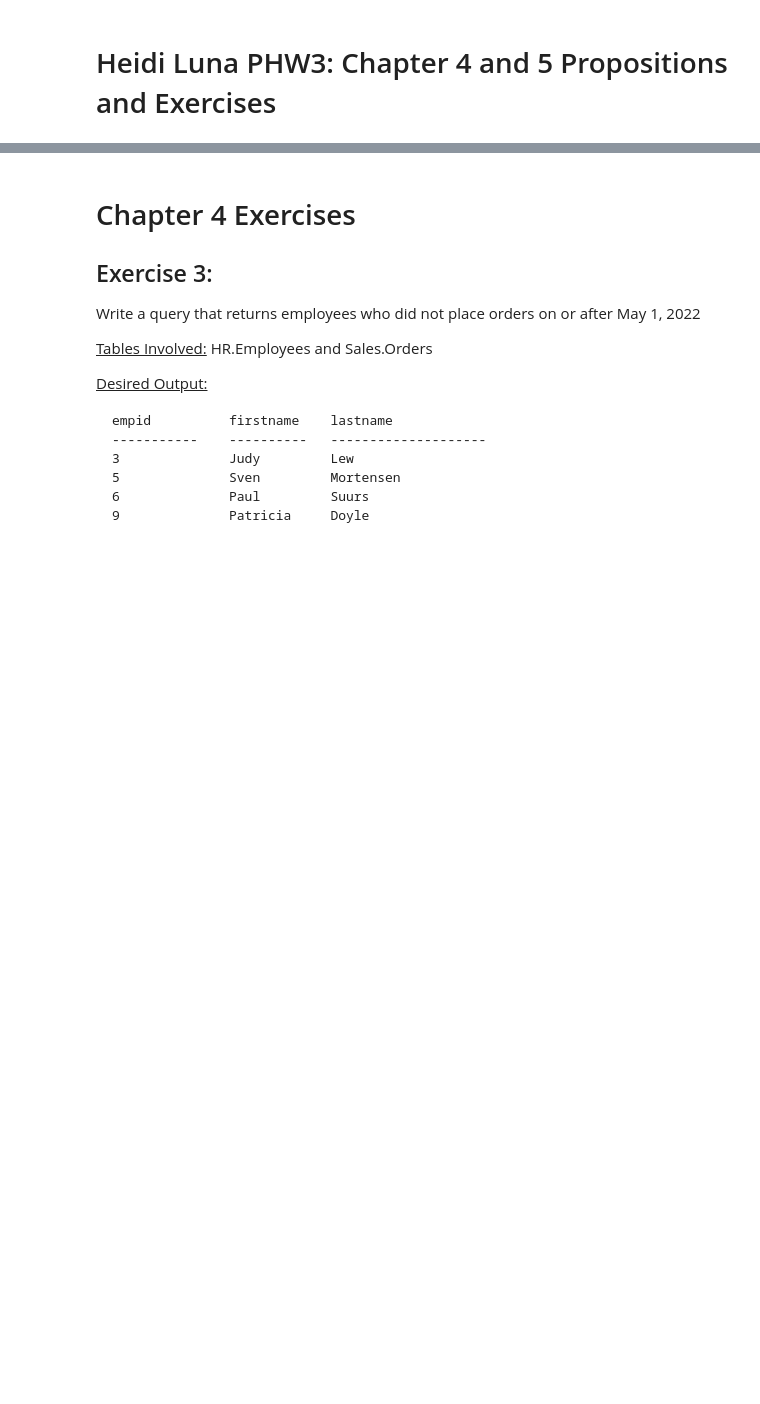
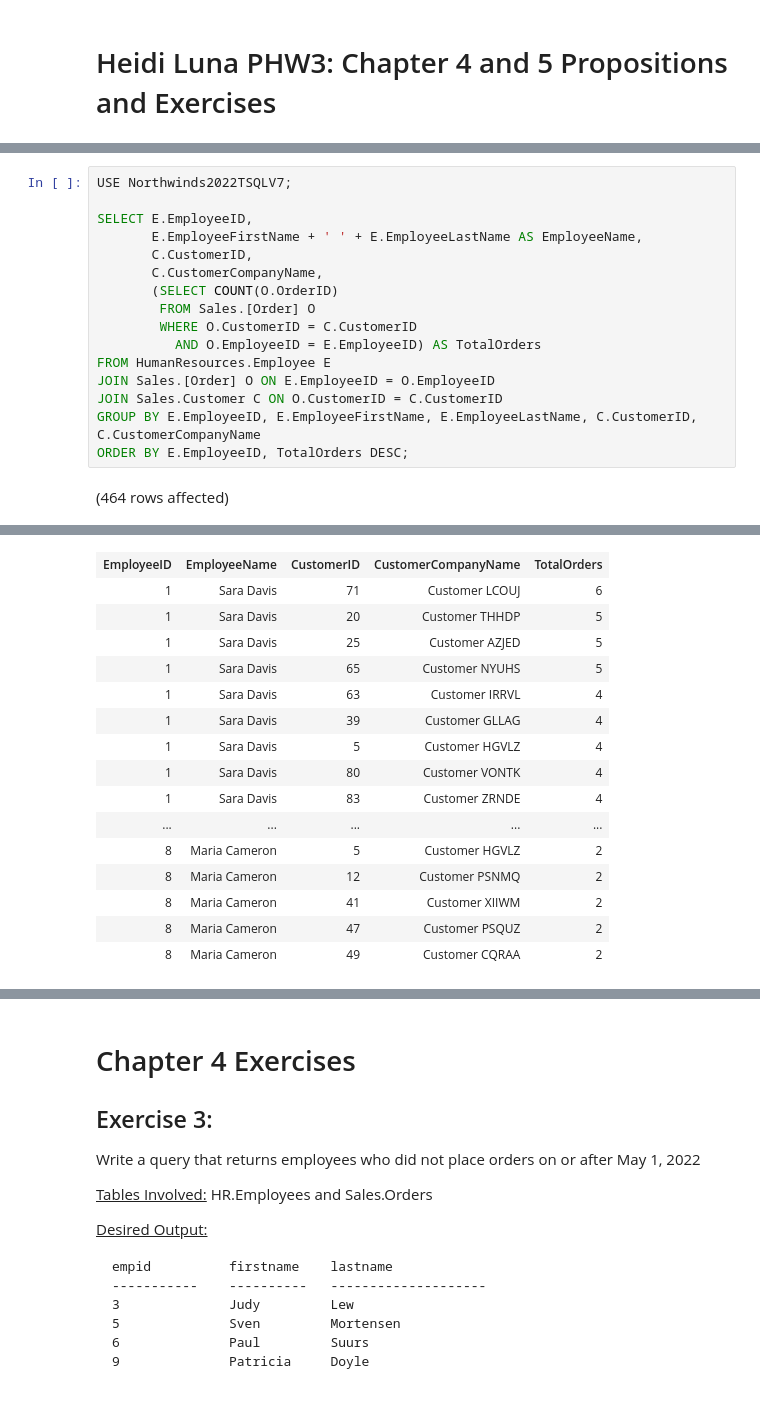
Before and after one commit to Inder3428/Group_2_CSCI381, a Jupyter notebook: Heidi Luna/G381_2_HW3_HeidiLuna.ipynb, the cells around one changed output, grey strips where cells are left out. Drawn from its saved outputs; the diff is of its cells as text; blank space fills up the shorter version.

```diff
--- a/Heidi Luna/G381_2_HW3_HeidiLuna.ipynb
+++ b/Heidi Luna/G381_2_HW3_HeidiLuna.ipynb
@@ -2,0 +286,18 @@
+# %%
+USE Northwinds2022TSQLV7;
+
+SELECT E.EmployeeID,
+       E.EmployeeFirstName + ' ' + E.EmployeeLastName AS EmployeeName,
+       C.CustomerID,
+       C.CustomerCompanyName,
+       (SELECT COUNT(O.OrderID)
+        FROM Sales.[Order] O
+        WHERE O.CustomerID = C.CustomerID
+          AND O.EmployeeID = E.EmployeeID) AS TotalOrders
+FROM HumanResources.Employee E
+JOIN Sales.[Order] O ON E.EmployeeID = O.EmployeeID
+JOIN Sales.Customer C ON O.CustomerID = C.CustomerID
+GROUP BY E.EmployeeID, E.EmployeeFirstName, E.EmployeeLastName, C.CustomerID, C.CustomerCompanyName
+ORDER BY E.EmployeeID, TotalOrders DESC;
+# %% [output]
+(464 rows affected)
@@ -2,0 +305,16 @@
+| EmployeeID | EmployeeName | CustomerID | CustomerCompanyName | TotalOrders |
+| 1 | Sara Davis | 71 | Customer LCOUJ | 6 |
+| 1 | Sara Davis | 20 | Customer THHDP | 5 |
+| 1 | Sara Davis | 25 | Customer AZJED | 5 |
+| 1 | Sara Davis | 65 | Customer NYUHS | 5 |
+| 1 | Sara Davis | 63 | Customer IRRVL | 4 |
+| 1 | Sara Davis | 39 | Customer GLLAG | 4 |
+| 1 | Sara Davis | 5 | Customer HGVLZ | 4 |
+| 1 | Sara Davis | 80 | Customer VONTK | 4 |
+| 1 | Sara Davis | 83 | Customer ZRNDE | 4 |
+| ... | ... | ... | ... | ... |
+| 8 | Maria Cameron | 5 | Customer HGVLZ | 2 |
+| 8 | Maria Cameron | 12 | Customer PSNMQ | 2 |
+| 8 | Maria Cameron | 41 | Customer XIIWM | 2 |
+| 8 | Maria Cameron | 47 | Customer PSQUZ | 2 |
+| 8 | Maria Cameron | 49 | Customer CQRAA | 2 |
```
Also changed, not shown: parts of 16 cells of this notebook, 1 other file.
